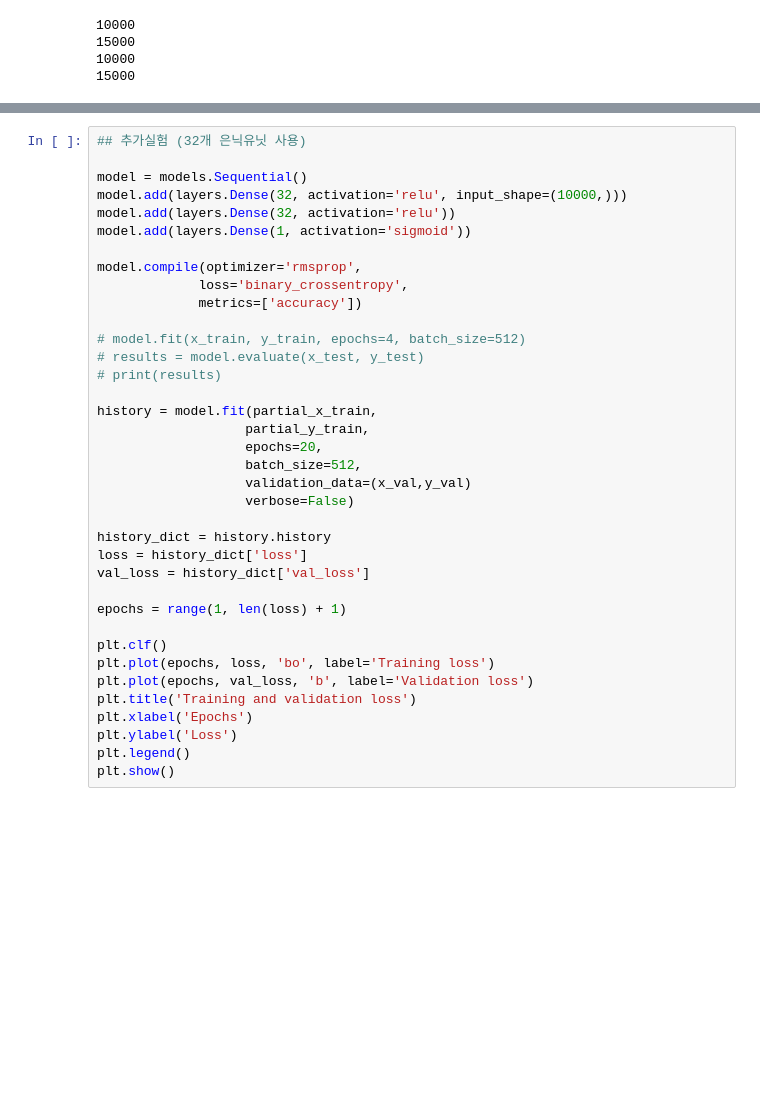
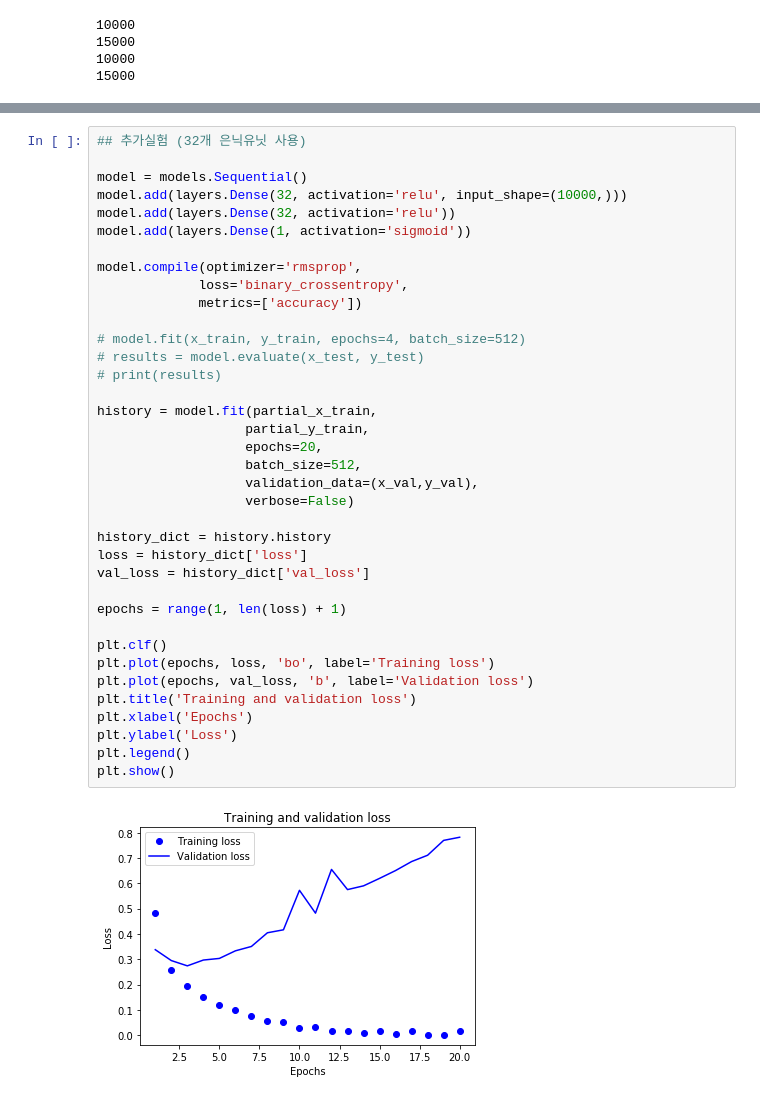
Before and after one commit to anpaul0615/book-with-code, a Jupyter notebook: deep-learning-with-python/ch03-getting-started-with-neural-networks/classifying-movie-reviews.ipynb, the cells around one changed output, grey strips where cells are left out. Cells and saved outputs as stored; diff of their text form; blank space fills up the shorter version.

```diff
--- a/deep-learning-with-python/ch03-getting-started-with-neural-networks/classifying-movie-reviews.ipynb
+++ b/deep-learning-with-python/ch03-getting-started-with-neural-networks/classifying-movie-reviews.ipynb
@@ -318,34 +321,36 @@ model.add(layers.Dense(32, activation='relu'))
 model.add(layers.Dense(1, activation='sigmoid'))
 
 model.compile(optimizer='rmsprop',
              loss='binary_crossentropy',
              metrics=['accuracy'])
 
 # model.fit(x_train, y_train, epochs=4, batch_size=512)
 # results = model.evaluate(x_test, y_test)
 # print(results)
 
 history = model.fit(partial_x_train,
                    partial_y_train,
                    epochs=20,
                    batch_size=512,
-                   validation_data=(x_val,y_val)
+                   validation_data=(x_val,y_val),
                    verbose=False)
 
 history_dict = history.history
 loss = history_dict['loss']
 val_loss = history_dict['val_loss']
 
 epochs = range(1, len(loss) + 1)
 
 plt.clf()
 plt.plot(epochs, loss, 'bo', label='Training loss')
 plt.plot(epochs, val_loss, 'b', label='Validation loss')
 plt.title('Training and validation loss')
 plt.xlabel('Epochs')
 plt.ylabel('Loss')
 plt.legend()
 plt.show()
+# %% [output]
+[figure, added]
 # %%
 ## 추가실험 (64개 은닉유닛 사용)
 
```
Also changed, not shown: parts of 11 cells of this notebook, 1 other file.
